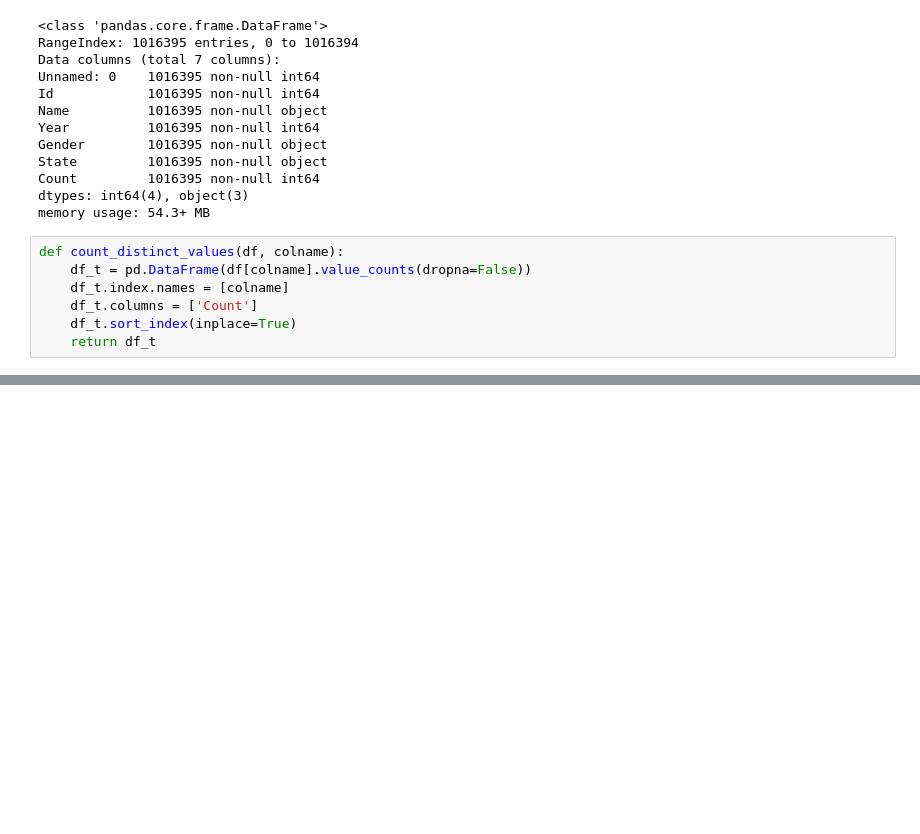
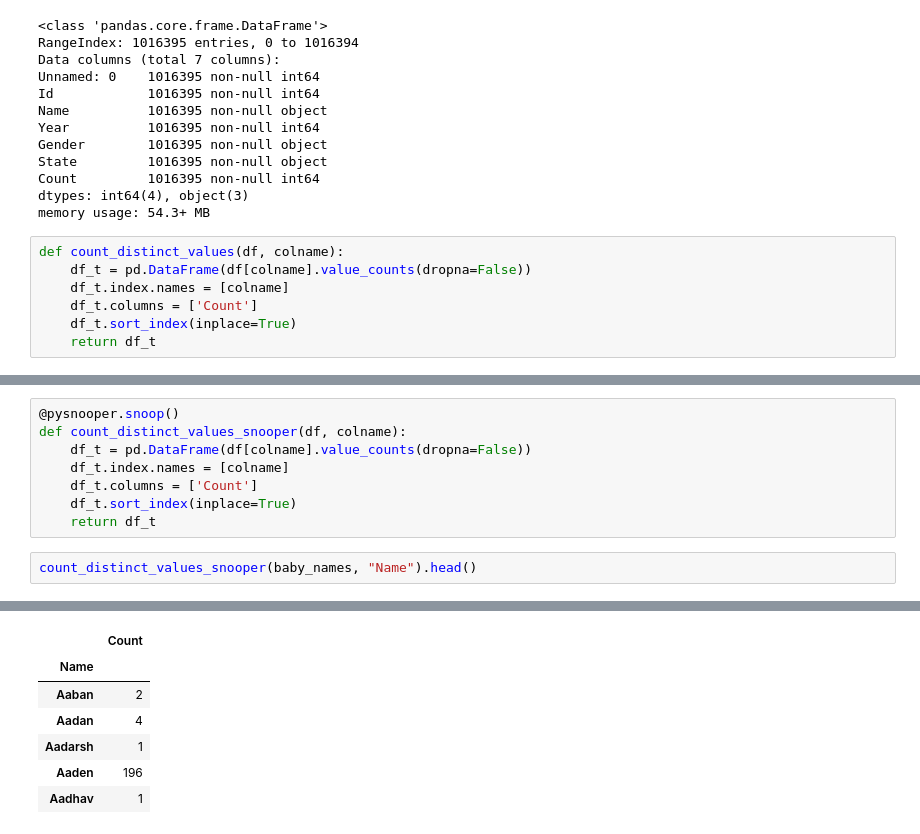
Before and after one commit to FavioVazquez/matrix_languages_tools, a Jupyter notebook: Test_PySnooper.ipynb, the cells around one changed output, grey strips where cells are left out. Drawn from its saved outputs; the diff is of its cells as text; blank space fills up the shorter version.

```diff
--- a/Test_PySnooper.ipynb
+++ b/Test_PySnooper.ipynb
@@ -91,0 +100,11 @@ NameError: name 'baby_namesy_names' is not defined
+# %%
+@pysnooper.snoop()
+def count_distinct_values_snooper(df, colname):
+    df_t = pd.DataFrame(df[colname].value_counts(dropna=False))
+    df_t.index.names = [colname]
+    df_t.columns = ['Count']
+    df_t.sort_index(inplace=True)
+    return df_t
+# %%
+count_distinct_values_snooper(baby_names, "Name").head()
+# %% [output]
@@ -91,0 +125,7 @@ NameError: name 'baby_namesy_names' is not defined
+|  | Count |
+| Name |  |
+| Aaban | 2 |
+| Aadan | 4 |
+| Aadarsh | 1 |
+| Aaden | 196 |
+| Aadhav | 1 |
```
Also changed, not shown: parts of 3 cells of this notebook.
